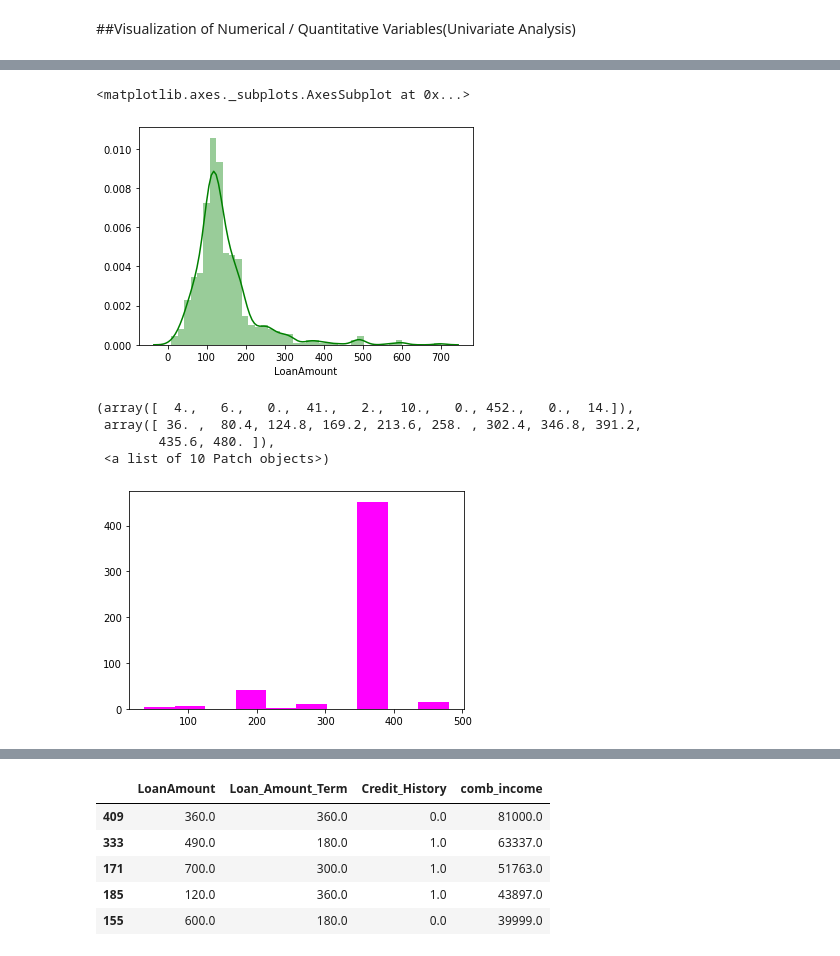
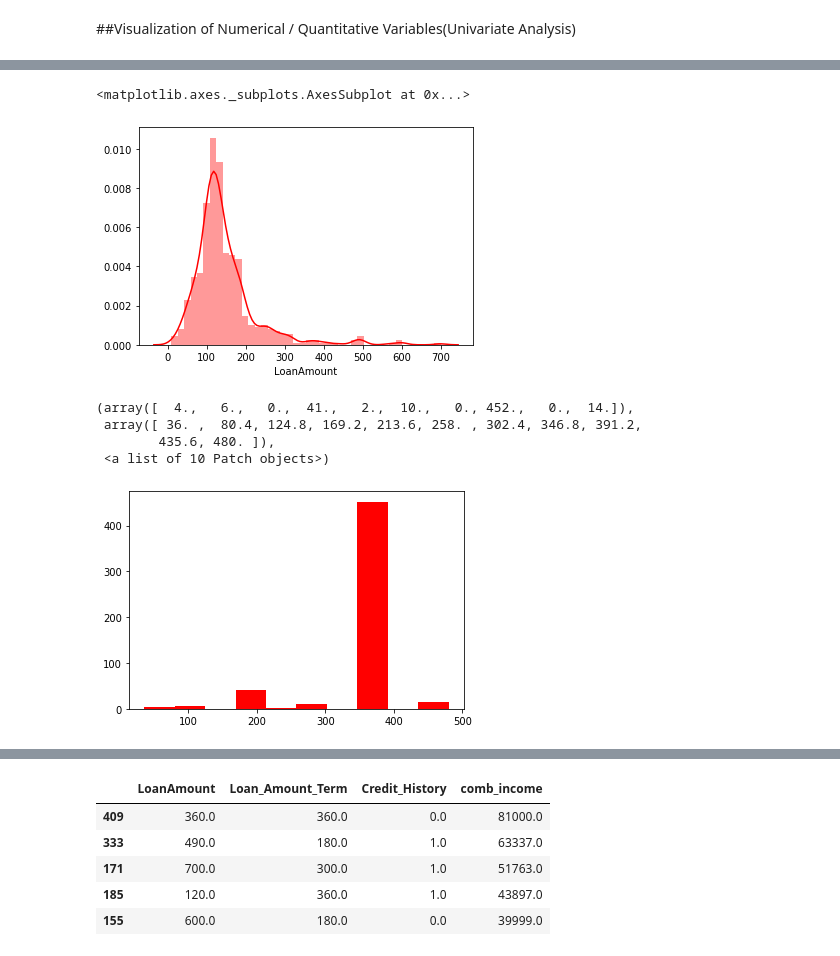
Before and after one commit to narendra1711/loan_prediction, a Jupyter notebook: loan_prediction.ipynb, the cells around one changed output, grey strips where cells are left out. Saved outputs shown, nothing was run; the diff lists cells and outputs as text; code cells hidden in the pictures.

```diff
--- a/loan_prediction.ipynb
+++ b/loan_prediction.ipynb
@@ -449,17 +449,17 @@ plt.hist(loan_df['LoanAmount'],color='Magenta')
 # %%
 #probability Distribution Function
-sns.distplot(loan_df['LoanAmount'],color='green')
+sns.distplot(loan_df['LoanAmount'],color='Red')
 
 #observation:
 #1. In histogram we get the count/actual value for every data on x axis, But here we get % instead of actual value
 #2. Area under the curve here is equal to '1'
 #3. % value always lie between '0' and '1'
 # %% [output]
 <matplotlib.axes._subplots.AxesSubplot at 0x...>
-[figure, old version]
+[figure, new version]
 # %%
 #histogram of continuous numerical variables
-plt.hist(loan_df['Loan_Amount_Term'],color='Magenta')
+plt.hist(loan_df['Loan_Amount_Term'],color='Red')
 
 #observation:
 #1. the data is highly distributed
@@ -469,6 +469,6 @@ plt.hist(loan_df['Loan_Amount_Term'],color='Magenta')
  array([ 36. ,  80.4, 124.8, 169.2, 213.6, 258. , 302.4, 346.8, 391.2,
         435.6, 480. ]),
  <a list of 10 Patch objects>)
-[figure, old version]
+[figure, new version]
 # %%
 #probability Distribution Function
```
Also changed, not shown: parts of 20 cells of this notebook.
